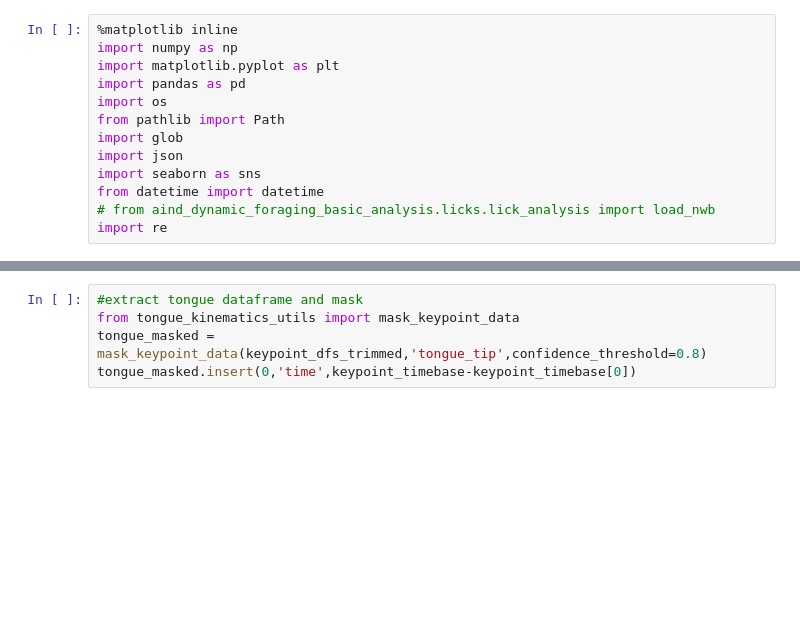
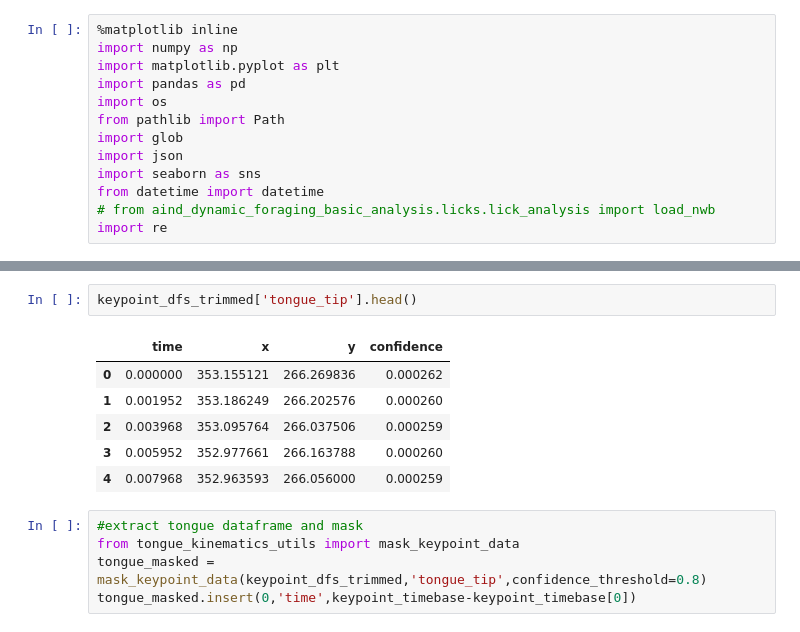
Before and after one commit to 1mattbecker/kinematics_analysis, a Jupyter notebook: code/tongue_kinematics.ipynb, the cells around one changed output, grey strips where cells are left out. Drawn from its saved outputs; the diff is of its cells as text; blank space fills up the shorter version.

```diff
--- a/code/tongue_kinematics.ipynb
+++ b/code/tongue_kinematics.ipynb
@@ -54,3 +31,12 @@ dict_keys(['nose_tip', 'tongue_tip', 'jaw', 'pointer_finger_l', 'pointer_finger_
+# %%
+keypoint_dfs_trimmed['tongue_tip'].head()
+# %% [output]
+|  | time | x | y | confidence |
+| 0 | 0.000000 | 353.155121 | 266.269836 | 0.000262 |
+| 1 | 0.001952 | 353.186249 | 266.202576 | 0.000260 |
+| 2 | 0.003968 | 353.095764 | 266.037506 | 0.000259 |
+| 3 | 0.005952 | 352.977661 | 266.163788 | 0.000260 |
+| 4 | 0.007968 | 352.963593 | 266.056000 | 0.000259 |
 # %%
 #extract tongue dataframe and mask
 from tongue_kinematics_utils import mask_keypoint_data
```
Also changed, not shown: parts of 6 cells of this notebook, 1 other file.
